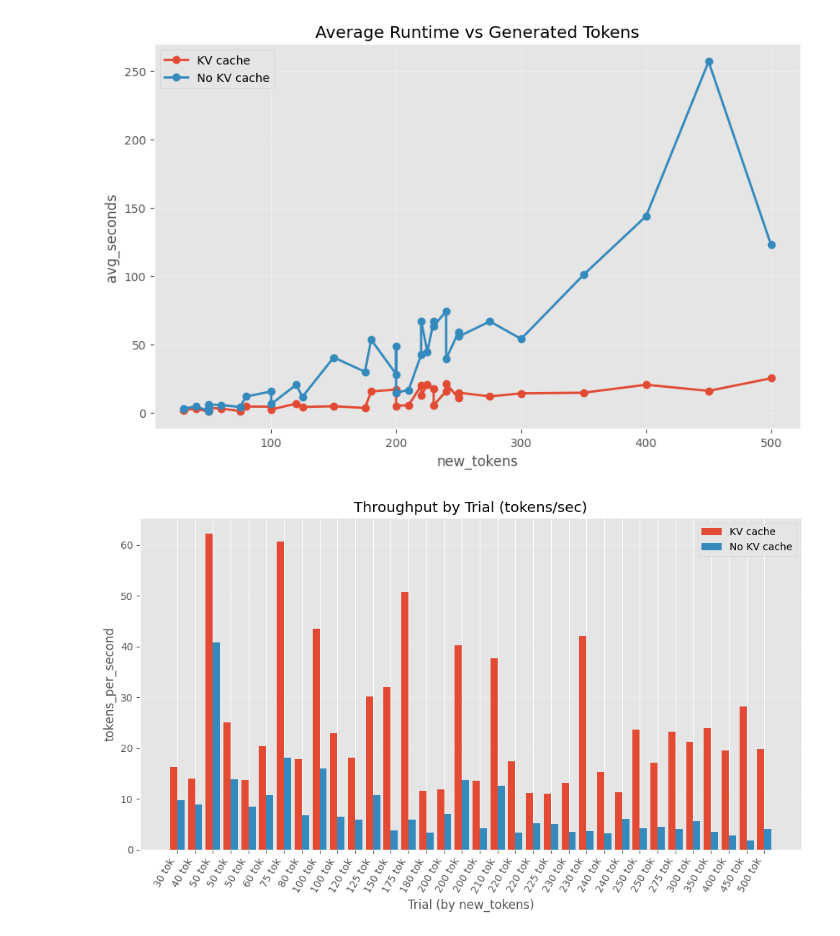
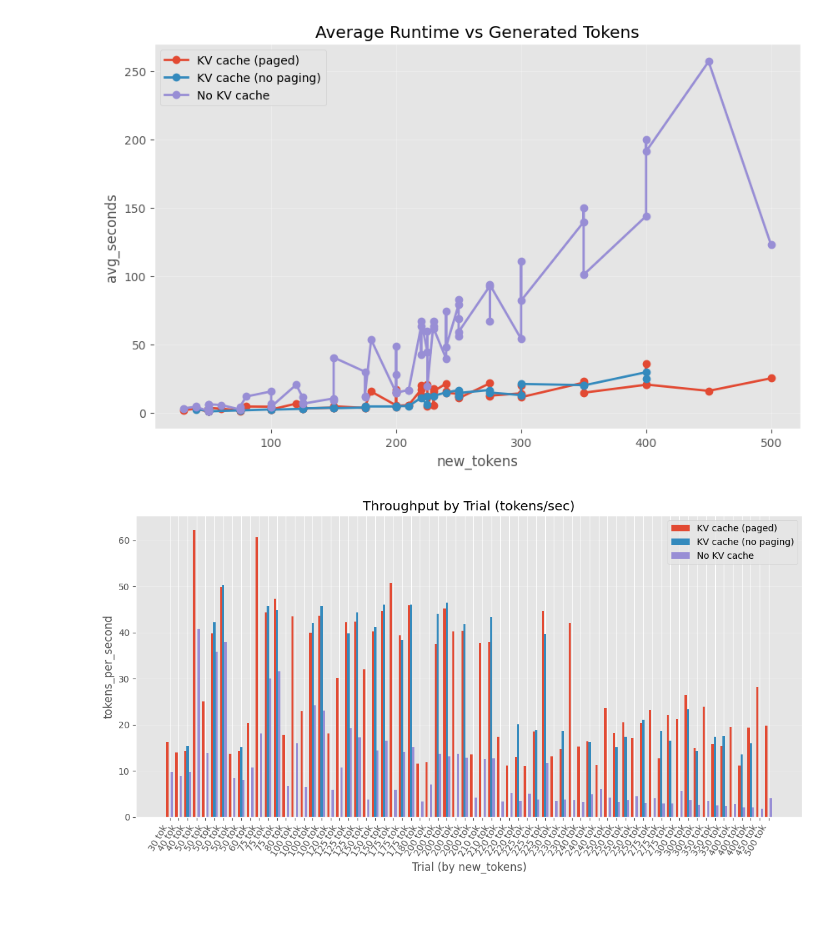
Before and after one commit to aileneymt/mini-vllm, a Jupyter notebook: benchmarking/benchmark_results_viz.ipynb, the cells around one changed output. Cells and saved outputs as stored; diff of their text form; code cells hidden in the pictures; blank space fills up the shorter version.

Commit message:
Added benchmarking logic for KV cache without paging and added results.

```diff
--- a/benchmarking/benchmark_results_viz.ipynb
+++ b/benchmarking/benchmark_results_viz.ipynb
@@ -89,7 +106,11 @@ Paired trials: 34
 # %%
-# Chart 1: runtime vs generated tokens (both modes)
+# Chart 1: runtime vs generated tokens (all modes)
 fig, ax = plt.subplots(figsize=(10, 6))
-for mode, label in [('kv_cache', 'KV cache'), ('no_kv_cache', 'No KV cache')]:
+for mode, label in [
+    ('kv_cache', 'KV cache (paged)'),
+    ('kv_cache_no_paging', 'KV cache (no paging)'),
+    ('no_kv_cache', 'No KV cache'),
+]:
     view = df[df['mode'] == mode].sort_values('new_tokens')
     ax.plot(view['new_tokens'], view['avg_seconds'], marker='o', linewidth=2, label=label)
 
@@ -100,25 +121,28 @@ ax.legend()
 ax.grid(True, alpha=0.3)
 plt.show()
 # %% [output]
-[figure, old version]
+[figure, new version]
 # %%
 # Chart 2: throughput comparison (tokens/sec)
-fig, ax = plt.subplots(figsize=(10, 6))
+fig, ax = plt.subplots(figsize=(11, 6))
 x = range(len(paired))
-ax.bar([i - 0.2 for i in x], paired['kv_tokens_per_second'], width=0.4, label='KV cache')
-ax.bar([i + 0.2 for i in x], paired['no_kv_tokens_per_second'], width=0.4, label='No KV cache')
+width = 0.25
+
+ax.bar([i - width for i in x], paired['paged_tokens_per_second'], width=width, label='KV cache (paged)')
+ax.bar([i for i in x], paired['no_paging_tokens_per_second'], width=width, label='KV cache (no paging)')
+ax.bar([i + width for i in x], paired['no_kv_tokens_per_second'], width=width, label='No KV cache')
 
 labels = [f"{int(n)} tok" for n in paired['new_tokens']]
 ax.set_xticks(list(x))
 ax.set_xticklabels(labels, rotation=60, ha='right')
 ax.set_title('Throughput by Trial (tokens/sec)')
 ax.set_xlabel('Trial (by new_tokens)')
 ax.set_ylabel('tokens_per_second')
 ax.legend()
 ax.grid(True, axis='y', alpha=0.3)
 plt.tight_layout()
 plt.show()
 # %% [output]
-[figure, old version]
+[figure, new version]
 # %%
 # Chart 3: speedup and summary
```
Also changed, not shown: parts of 4 cells of this notebook, 5 other files.
